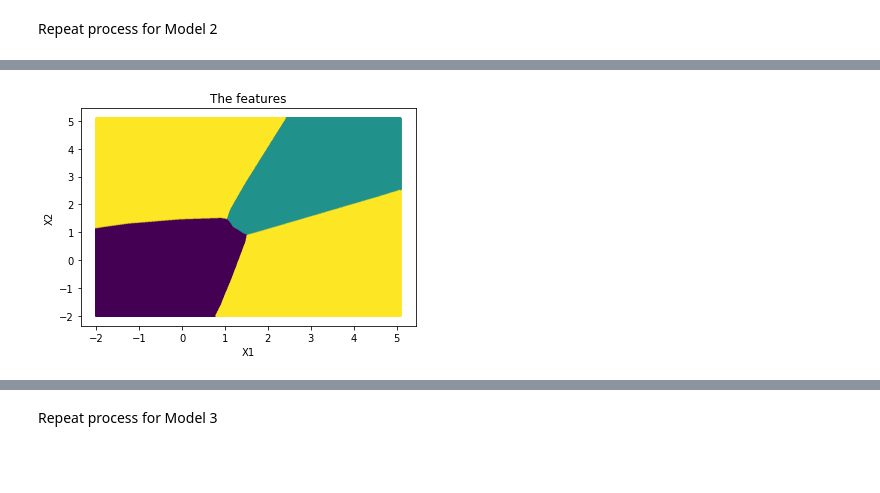
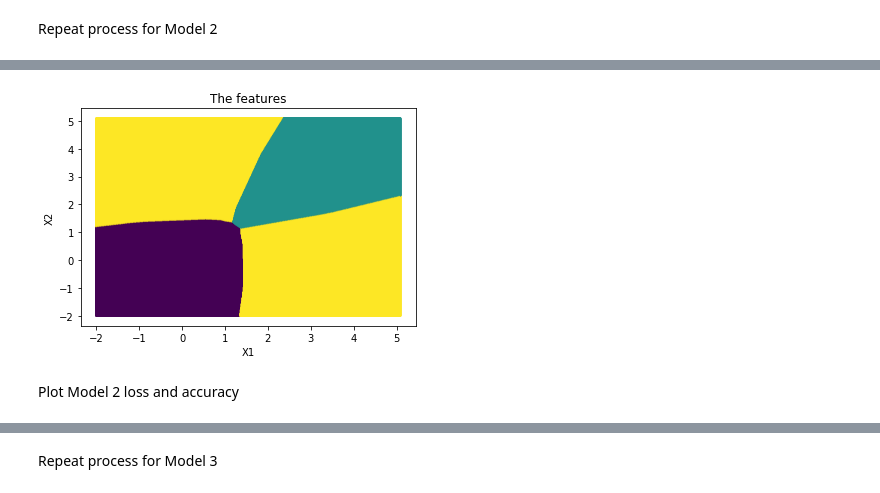
Before and after one commit to sampiecz/490_ASSN3, a Jupyter notebook: ASSN3.ipynb, the cells around one changed output, grey strips where cells are left out. Cells and saved outputs as stored; diff of their text form; code cells hidden in the pictures; blank space fills up the shorter version.

```diff
--- a/ASSN3.ipynb
+++ b/ASSN3.ipynb
@@ -55,6 +67,6 @@ model = tensorflow.keras.models.Sequential([
     tensorflow.keras.layers.Dense(10, activation="softmax")
 ])
 model.compile(optimizer="adam", loss="sparse_categorical_crossentropy", metrics=["accuracy"])
-model.fit(X_train, y_train, epochs=5)
+history = model.fit(X_train, y_train, validation_split=.1, epochs=5)
 model.evaluate(X_test, y_test, verbose=2)
 # %% [output]
@@ -97,7 +132,7 @@ model2 = tensorflow.keras.models.Sequential([
     tensorflow.keras.layers.Dense(30, activation="softmax")
 ])
 model2.compile(optimizer="adam", loss="sparse_categorical_crossentropy", metrics=["accuracy"])
-model2.fit(X_train, y_train, epochs=5)
+history = model2.fit(X_train, y_train, validation_split=.1, epochs=5)
 model2.evaluate(X_test, y_test, verbose=2)
 plot_decision_boundary(features, labels, model2)
 # %% [output]
@@ -116 +151,3 @@ Epoch 5/5
-[figure, old version]
+[figure, new version]
+# %% [markdown]
+Plot Model 2 loss and accuracy
```
Also changed, not shown: parts of 20 cells of this notebook.
